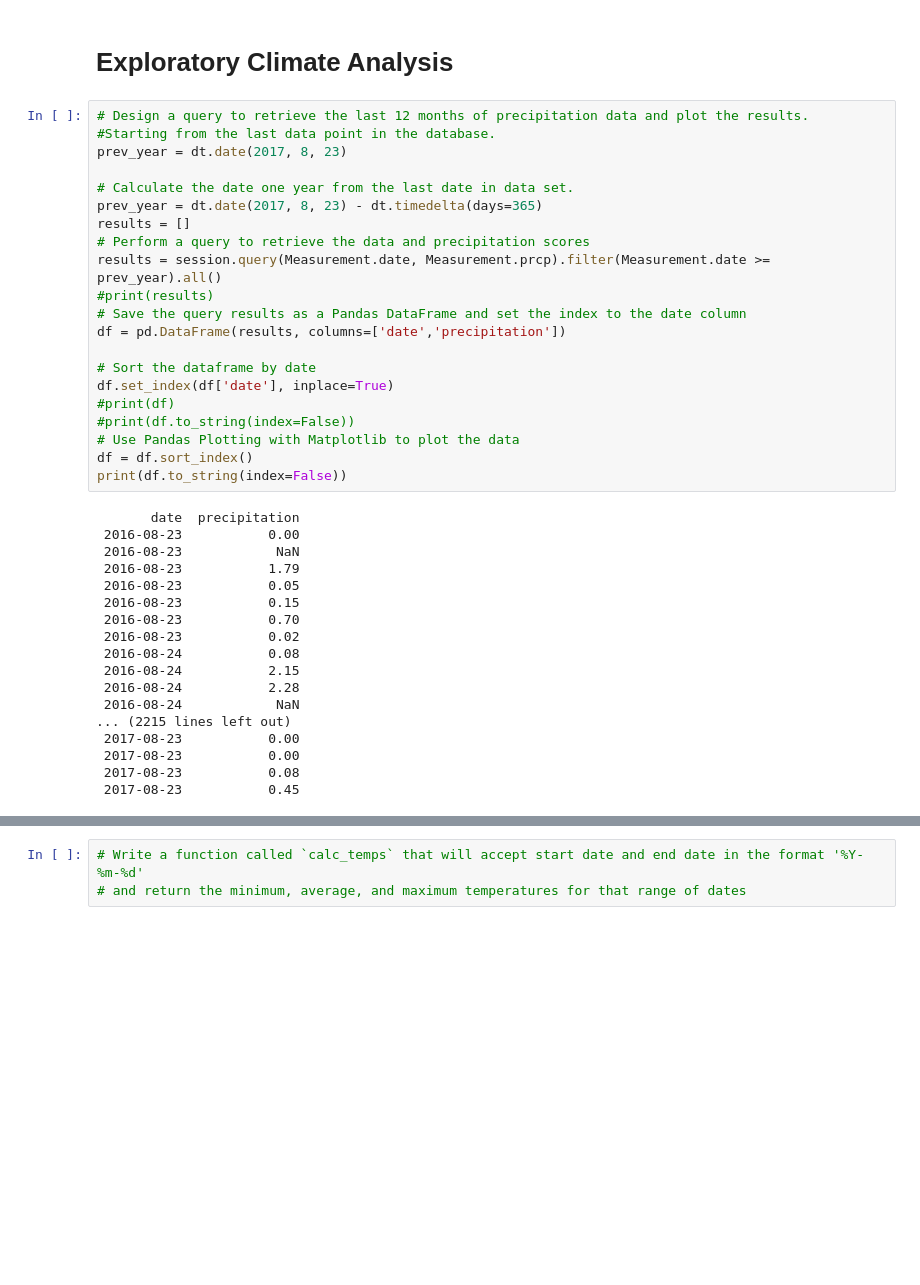
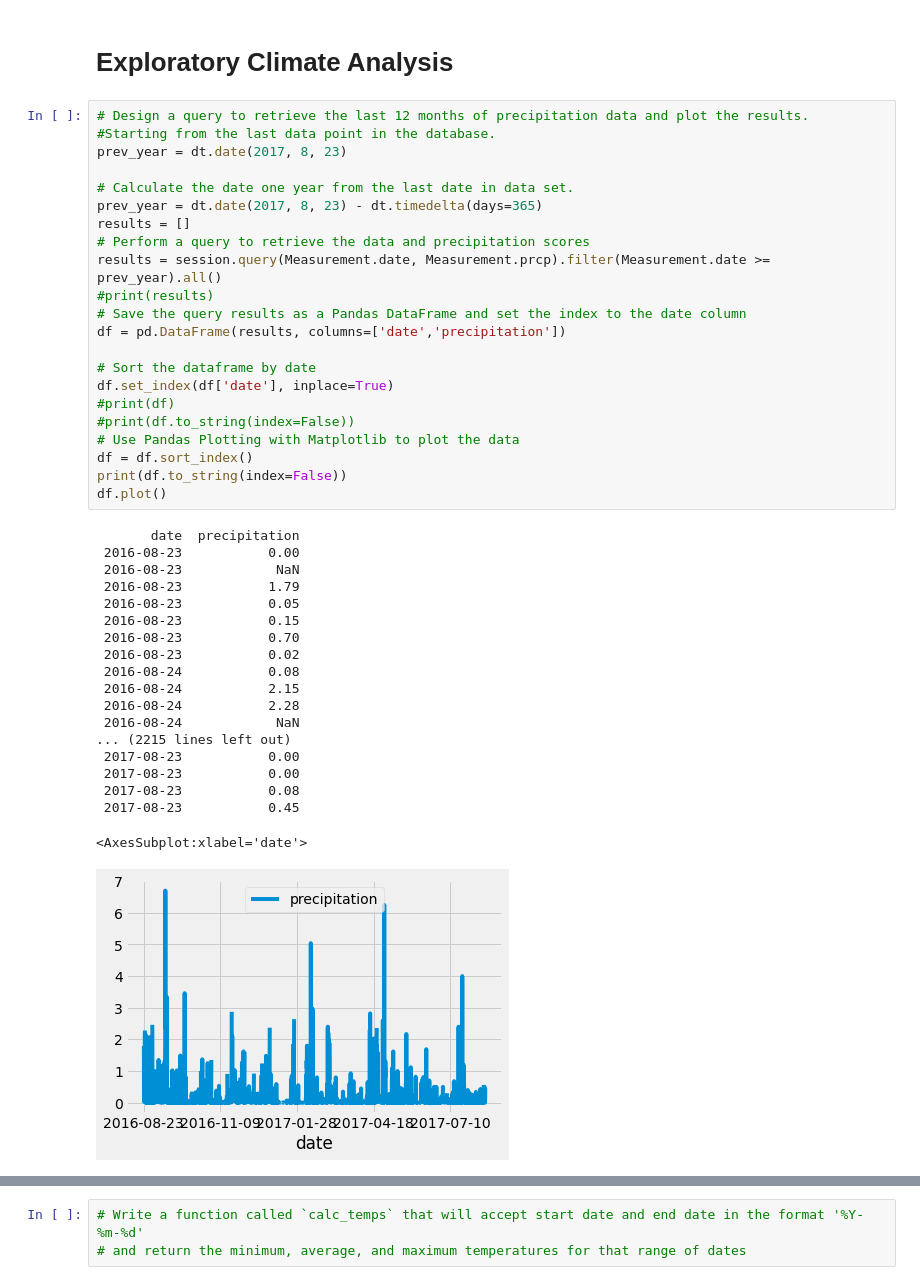
Before and after one commit to peteremiller/surfs_up, a Jupyter notebook: climate_analysis.ipynb, the cells around one changed output, grey strips where cells are left out. Drawn from its saved outputs; the diff is of its cells as text; blank space fills up the shorter version.

```diff
--- a/climate_analysis.ipynb
+++ b/climate_analysis.ipynb
@@ -49,32 +49,35 @@ results = []
 results = session.query(Measurement.date, Measurement.prcp).filter(Measurement.date >= prev_year).all()
 #print(results)
 # Save the query results as a Pandas DataFrame and set the index to the date column
 df = pd.DataFrame(results, columns=['date','precipitation'])
 
 # Sort the dataframe by date
 df.set_index(df['date'], inplace=True)
 #print(df)
 #print(df.to_string(index=False))
 # Use Pandas Plotting with Matplotlib to plot the data
 df = df.sort_index()
 print(df.to_string(index=False))
+df.plot()
 # %% [output]
        date  precipitation
  2016-08-23           0.00
  2016-08-23            NaN
  2016-08-23           1.79
  2016-08-23           0.05
  2016-08-23           0.15
  2016-08-23           0.70
  2016-08-23           0.02
  2016-08-24           0.08
  2016-08-24           2.15
  2016-08-24           2.28
  2016-08-24            NaN
 ... (2215 lines left out)
  2017-08-23           0.00
  2017-08-23           0.00
  2017-08-23           0.08
  2017-08-23           0.45
+<AxesSubplot:xlabel='date'>
+[figure, added]
 # %%
 # Use Pandas to calcualte the summary statistics for the precipitation data
```
Also changed, not shown: parts of 5 cells of this notebook.
